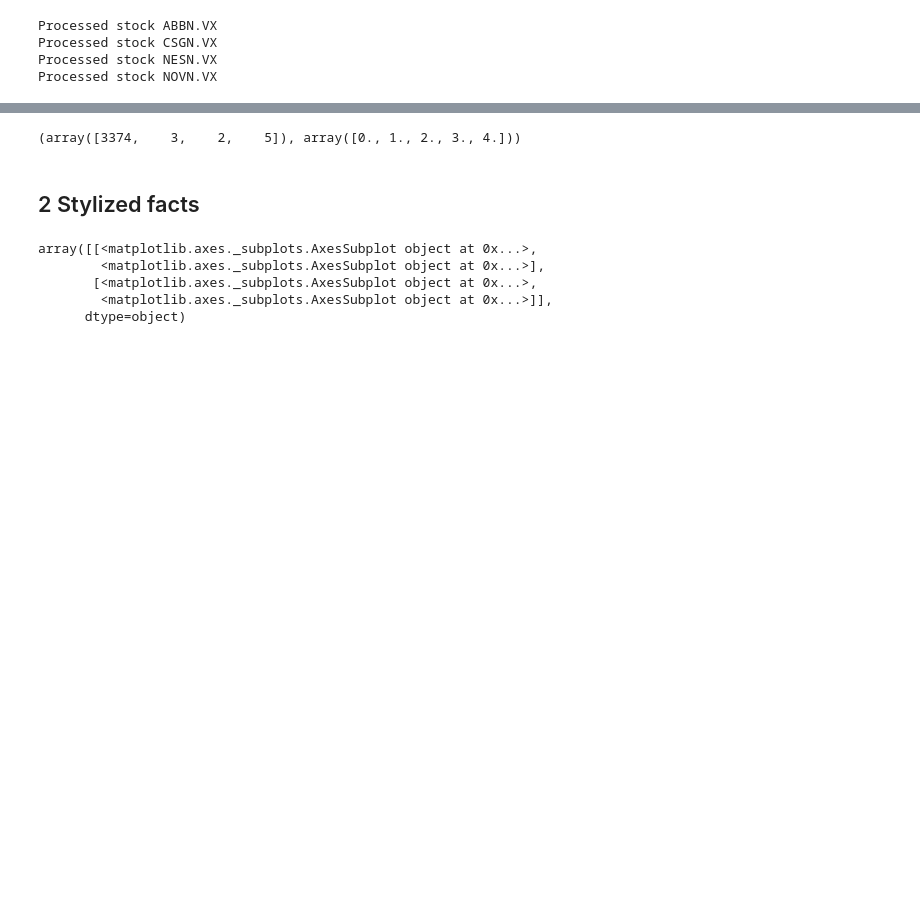
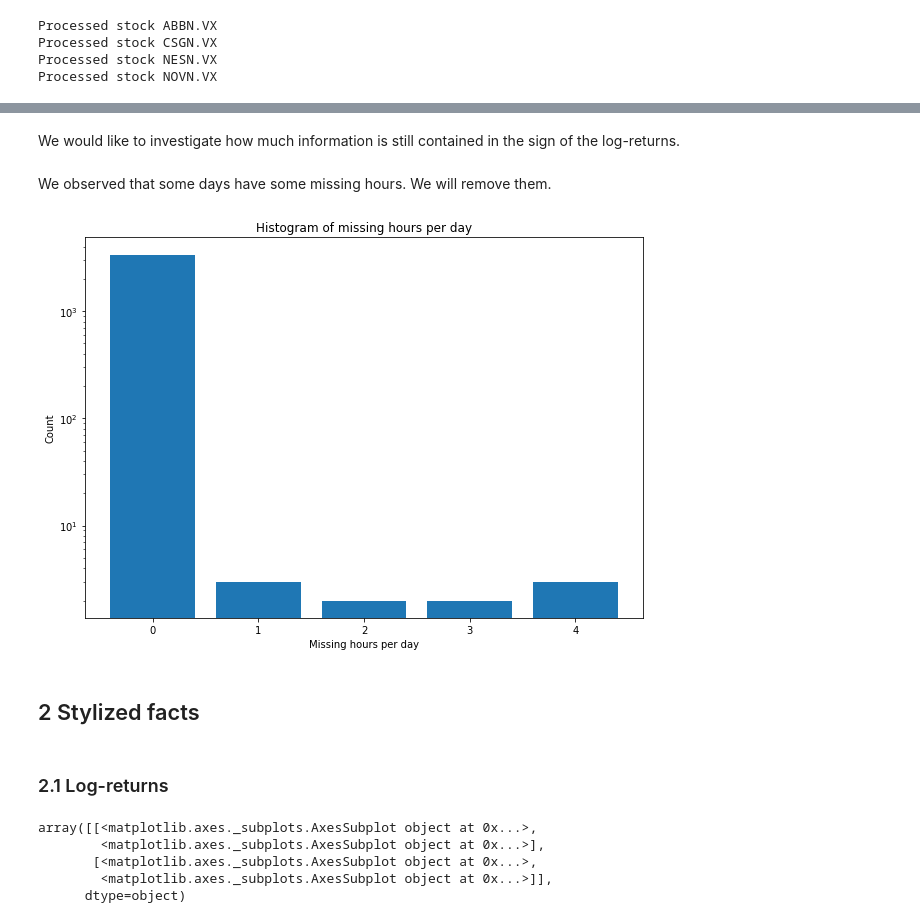
Before and after one commit to miallema/Fin-525, a Jupyter notebook: project.ipynb, the cells around one changed output, grey strips where cells are left out. Saved outputs shown, nothing was run; the diff lists cells and outputs as text; code cells hidden in the pictures; blank space fills up the shorter version.

```diff
--- a/project.ipynb
+++ b/project.ipynb
@@ -90,13 +112,25 @@ cleaned_df.to_csv(os.path.join(DATA_CLEAN_DIR, 'acnn.csv.gz'), compression='gzip
 # %%
 # Loading the cleaned dataset
 cleaned_df = pd.read_csv(os.path.join(DATA_CLEAN_DIR, 'acnn.csv.gz'), compression='gzip', index_col='datetime', parse_dates=True)
+# %% [markdown]
+We would like to investigate how much information is still contained in the sign of the log-returns.
 # %%
 df_sign = np.sign(cleaned_df.dropna())
+# %% [markdown]
+We observed that some days have some missing hours. We will remove them.
 # %%
 missing_hours_per_day = 5 - df_sign.groupby(lambda x: x.date).apply(lambda x: len(x))
-np.histogram(missing_hours_per_day, bins=4)
+count, bins = np.histogram(missing_hours_per_day, bins=[0,1,2,3,4,5])
-# %% [output]
-(array([3374,    3,    2,    5]), array([0., 1., 2., 3., 4.]))
+# %%
+fig, ax = plt.subplots(figsize=(10,7))
+ax.bar(bins[:-1], count)
+ax.set_yscale('log')
+ax.set_xlabel('Missing hours per day')
+ax.set_ylabel('Count')
+ax.set_title('Histogram of missing hours per day')
+plt.show()
+# %% [output]
+[figure, added]
 # %%
 missing_hours_per_day_df = pd.DataFrame(missing_hours_per_day)
 missing_hours_per_day_df.index = pd.to_datetime(missing_hours_per_day_df.index)
@@ -124,3 +148,5 @@ def plot_stocks(df, title=None):
+# %% [markdown]
+### 2.1 Log-returns
 # %%
 cleaned_df.plot(subplots=True, layout=(2,2), figsize=(15,10), title='Log returns')
 # %% [output]
```
Also changed, not shown: parts of 67 cells of this notebook, 22 other files.
